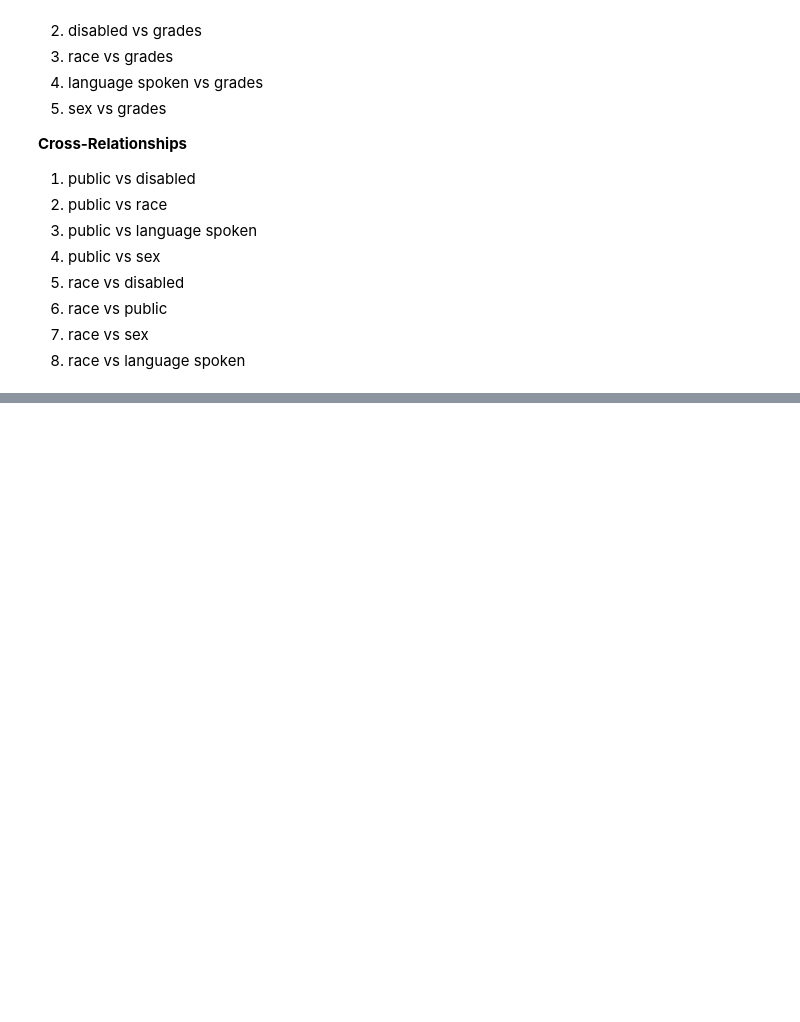
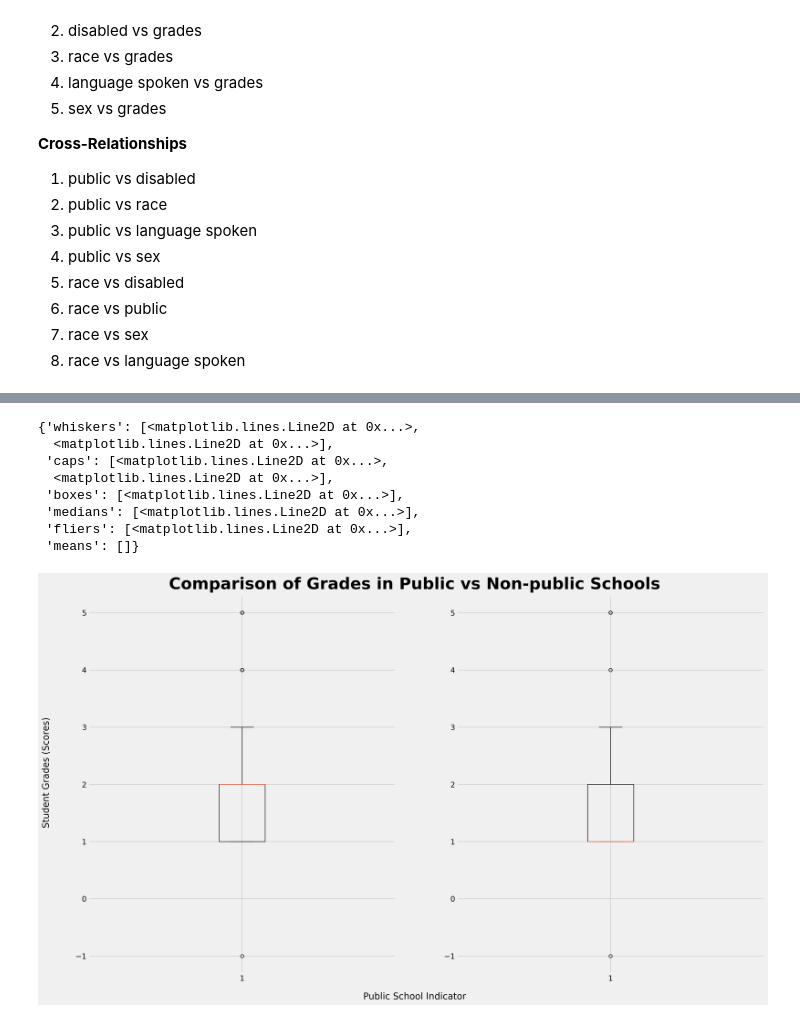
Before and after one commit to mattzhao-R/data-118, a Jupyter notebook: Project118_Fall22.ipynb, the cells around one changed output, grey strips where cells are left out. Drawn from its saved outputs; the diff is of its cells as text; code cells hidden in the pictures; blank space fills up the shorter version.

```diff
--- a/Project118_Fall22.ipynb
+++ b/Project118_Fall22.ipynb
@@ -266,3 +278,23 @@ race_map = {int(val.split(' ')[0]):' '.join(val.split(' ')[1:]) for val in race_
+# %%
+fig, (ax1,ax2) = plt.subplots(1,2)
+fig.suptitle('Comparison of Grades in Public vs Non-public Schools', y = 0.92, fontsize = 30, fontweight='bold')
+fig.set_size_inches(20, 12)
+fig.set_dpi(250)
+fig.supxlabel('Public School Indicator')
+fig.supylabel('Student Grades (Scores)')
+
+ax1.boxplot(proj1_df[proj1_df['EDCPUB'] == 1]['SEGRADES'])
+ax2.boxplot(proj1_df[proj1_df['EDCPUB'] == 2]['SEGRADES'])
+# %% [output]
+{'whiskers': [<matplotlib.lines.Line2D at 0x...>,
+  <matplotlib.lines.Line2D at 0x...>],
+ 'caps': [<matplotlib.lines.Line2D at 0x...>,
+  <matplotlib.lines.Line2D at 0x...>],
+ 'boxes': [<matplotlib.lines.Line2D at 0x...>],
+ 'medians': [<matplotlib.lines.Line2D at 0x...>],
+ 'fliers': [<matplotlib.lines.Line2D at 0x...>],
+ 'means': []}
+[figure, added]
 # %%
 # Grade relationships
 fig, axes = plt.subplots(2, 3)
```
Also changed, not shown: parts of 3 cells of this notebook.
